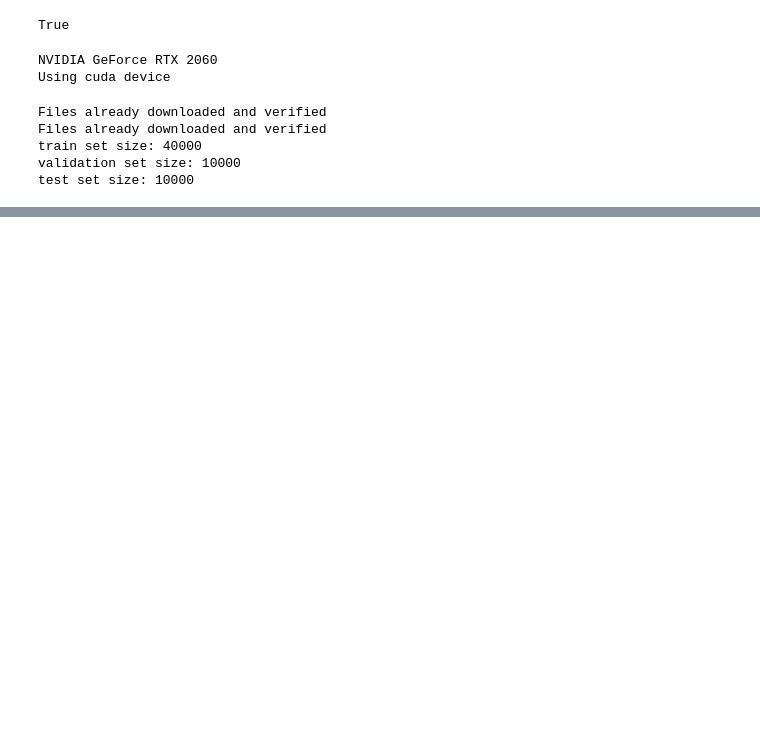
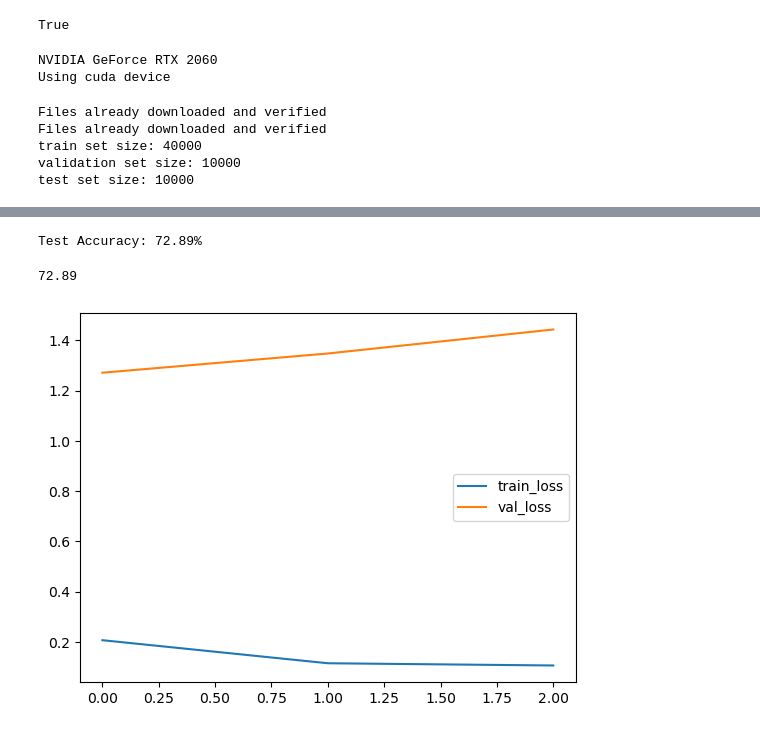
Before and after one commit to aSliwska/ssn-projekt, a Jupyter notebook: src/pruning.ipynb, the cells around one changed output, grey strips where cells are left out. Cells and saved outputs as stored; diff of their text form; code cells hidden in the pictures; blank space fills up the shorter version.

Commit message:
Add: structured, unstructured, models

```diff
--- a/src/pruning.ipynb
+++ b/src/pruning.ipynb
@@ -219,0 +208,26 @@ Sparsity in Linear: 75.53%
+# %%
+# === Unstructured pruning ===
+unstructured_model = copy.deepcopy(model_base)
+prune.l1_unstructured(unstructured_model.classifier[0], name='weight', amount=0.8)
+prune.l1_unstructured(unstructured_model.classifier[3], name='weight', amount=0.8)
+
+prune.l1_unstructured(unstructured_model.features[0], name='weight', amount=0.8)
+prune.l1_unstructured(unstructured_model.features[2], name='weight', amount=0.8)
+
+print(f"Sparsity: {calculate_sparsity(unstructured_model):.2f}%")
+
+# === Usuwanie zerowych wag ===
+def remove_zero_weights(model):
+    for name, p in model.named_parameters():
+        if 'weight' in name:
+            # Używamy maski do usunięcia zerowych wag
+            p.data = p.data * (p != 0).float()
+
+# Usuwamy wagi wyzerowane
+remove_zero_weights(unstructured_model)
+
+# === Usuwanie masek pruningowych ===
+for module in [unstructured_model.classifier[0], unstructured_model.classifier[3], unstructured_model.features[0], unstructured_model.features[2]]:
+    prune.remove(module, 'weight')
+
+print(f"Sparsity: {calculate_sparsity(unstructured_model):.2f}%")
@@ -219,0 +237,2 @@ Sparsity in Linear: 75.53%
+# %%
+trainingEpoch_loss, validationEpoch_loss = train(unstructured_model, epochs=3, learning_rate=0.001)
@@ -219,0 +243,13 @@ Sparsity in Linear: 75.53%
+# %%
+test(unstructured_model)
+# %% [output]
+Test Accuracy: 72.89%
+72.89
+# %%
+plt.plot(trainingEpoch_loss, label='train_loss')
+plt.plot(validationEpoch_loss,label='val_loss')
+plt.legend()
+# plt.ylim(top=2)
+plt.show()
+# %% [output]
+[figure, added]
```
Also changed, not shown: parts of 22 cells of this notebook, 2 other files.
